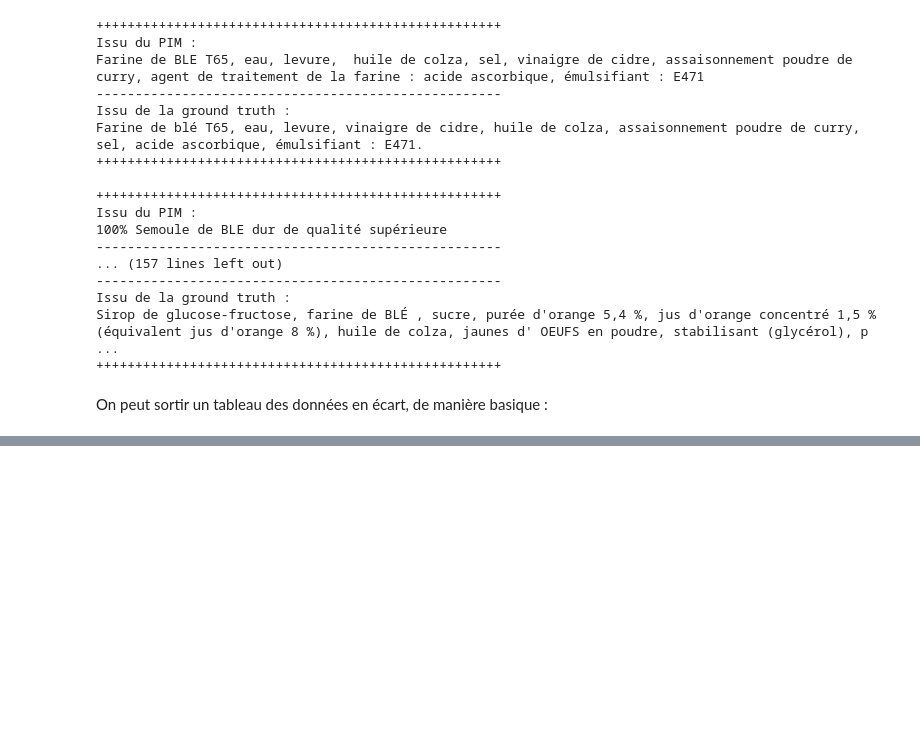
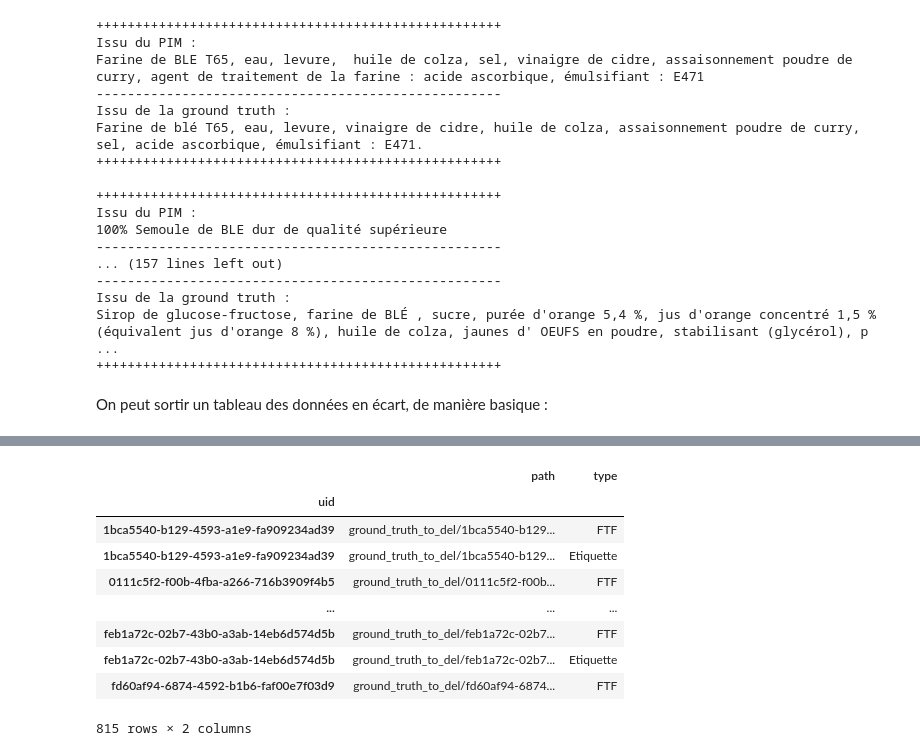
Before and after one commit to UltraDiuve/PIM-Recognizer, a Jupyter notebook: report/notebooks/ground_truth_constitution.ipynb, the cells around one changed output, grey strips where cells are left out. Drawn from its saved outputs; the diff is of its cells as text; code cells hidden in the pictures; blank space fills up the shorter version.

```diff
--- a/report/notebooks/ground_truth_constitution.ipynb
+++ b/report/notebooks/ground_truth_constitution.ipynb
@@ -333,0 +361,17 @@ with open(Path('..') / 'tbls' / 'ingredient_comparison.tex', 'w') as file:
+# %%
+files_df = pd.DataFrame(list(p.glob('**/*.pdf')), columns=['path'])
+files_df['type'] = files_df['path'].apply(lambda x: x.name).apply(lambda x: x.split('.')[0])
+files_df['uid'] = files_df['path'].apply(lambda x: x.parent.name)
+files_df.set_index('uid', inplace=True)
+files_df
+# %% [output]
+|  | path | type |
+| uid |  |  |
+| 1bca5540-b129-4593-a1e9-fa909234ad39 | ground_truth_to_del/1bca5540-b129... | FTF |
+| 1bca5540-b129-4593-a1e9-fa909234ad39 | ground_truth_to_del/1bca5540-b129... | Etiquette |
+| 0111c5f2-f00b-4fba-a266-716b3909f4b5 | ground_truth_to_del/0111c5f2-f00b... | FTF |
+| ... | ... | ... |
+| feb1a72c-02b7-43b0-a3ab-14eb6d574d5b | ground_truth_to_del/feb1a72c-02b7... | FTF |
+| feb1a72c-02b7-43b0-a3ab-14eb6d574d5b | ground_truth_to_del/feb1a72c-02b7... | Etiquette |
+| fd60af94-6874-4592-b1b6-faf00e7f03d9 | ground_truth_to_del/fd60af94-6874... | FTF |
+815 rows × 2 columns
```
Also changed, not shown: parts of 8 cells of this notebook, 2 other files.
